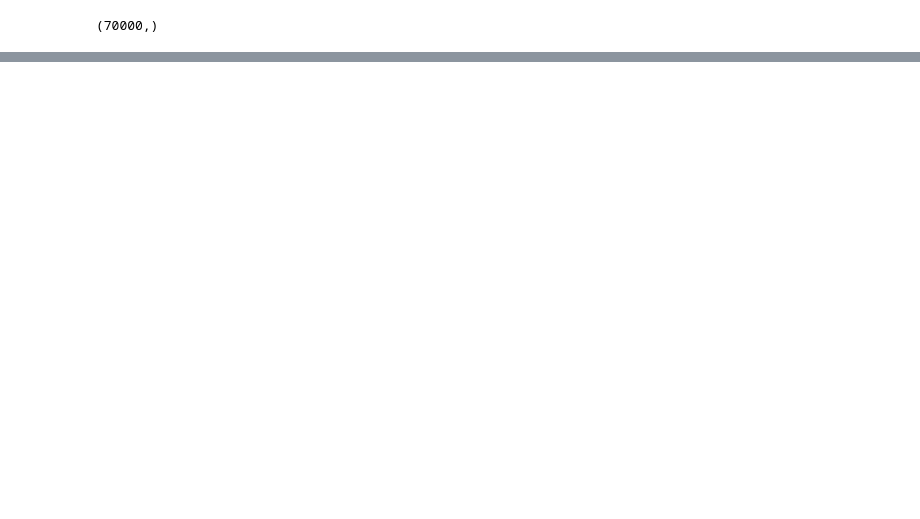
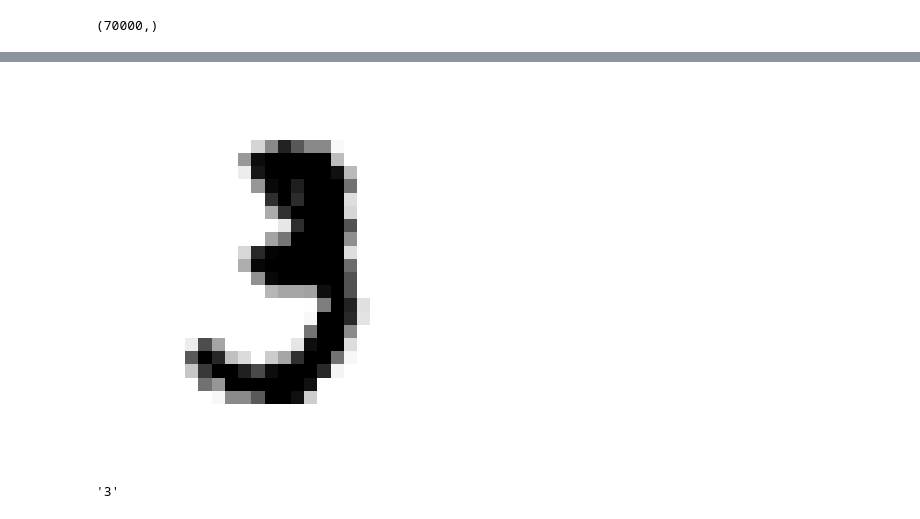
Before and after one commit to thousandoaks/ML4DS301, a Jupyter notebook: labs/Binary_Classification_Lab.ipynb, the cells around one changed output, grey strips where cells are left out. Drawn from its saved outputs; the diff is of its cells as text; code cells hidden in the pictures; blank space fills up the shorter version.

```diff
--- a/labs/Binary_Classification_Lab.ipynb
+++ b/labs/Binary_Classification_Lab.ipynb
@@ -286,0 +84,11 @@ plt.show()
+# %%
+some_digit = X[10]
+plot_digit(some_digit)
+plt.show()
+# %% [output]
+[figure, added]
+# %%
+# Let's check if the image corresponds with the number 3
+y[10]
+# %% [output]
+'3'
```
Also changed, not shown: parts of 91 cells of this notebook.
